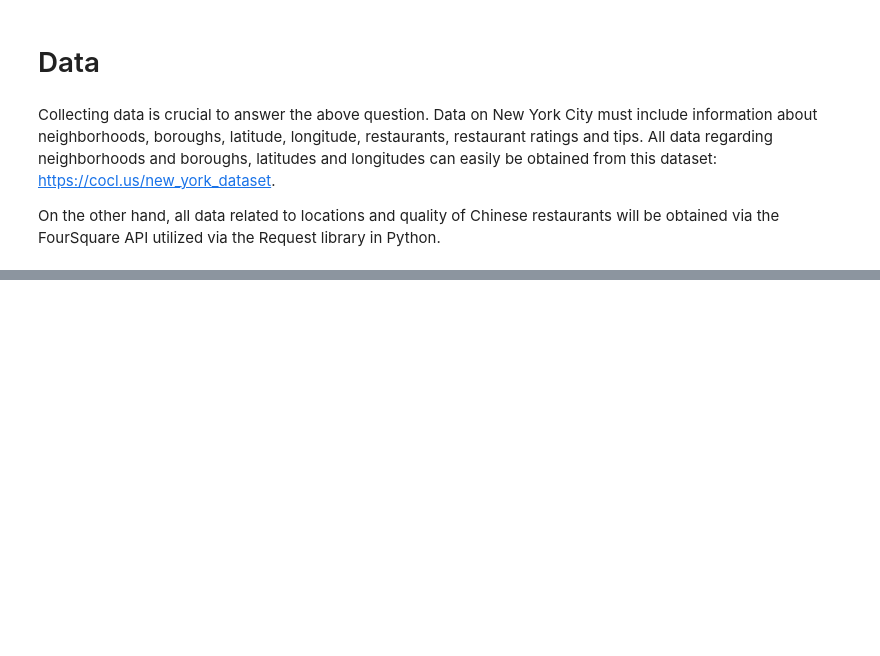
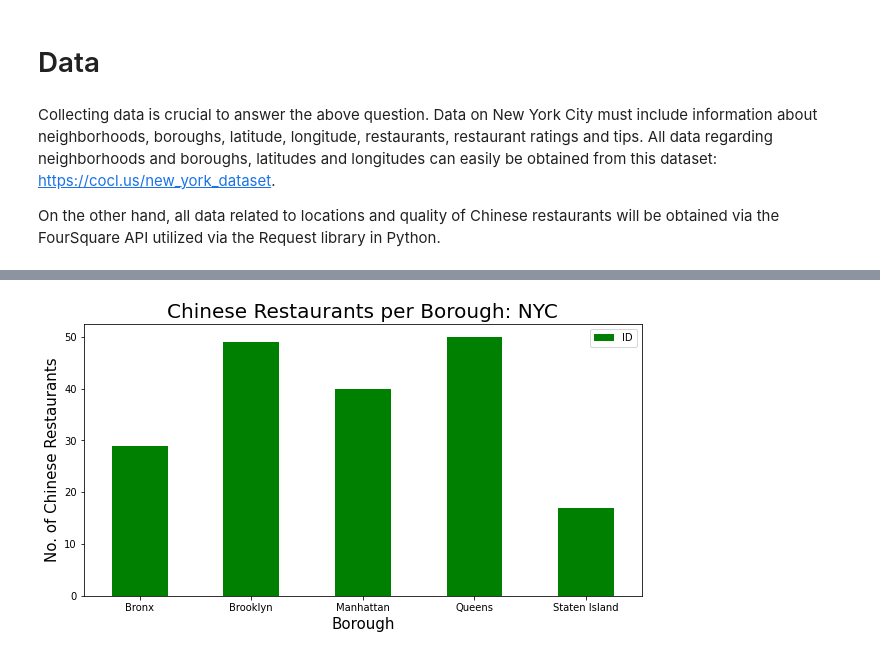
Before and after one commit to AndrewCesc/Coursera_Capstone, a Jupyter notebook: Capstone.ipynb, the cells around one changed output, grey strips where cells are left out. Cells and saved outputs as stored; diff of their text form; code cells hidden in the pictures; blank space fills up the shorter version.

```diff
--- a/Capstone.ipynb
+++ b/Capstone.ipynb
@@ -12,0 +179,20 @@ On the other hand, all data related to locations and quality of Chinese restaura
+# %%
+# queens has most neighborhoods
+# prepare neighborhood list that contains japanese restaurants
+column_names=['Borough', 'Neighborhood', 'ID','Name']
+chinese_rest_ny=pd.DataFrame(columns=column_names)
+count=1
+for row in ny_data.values.tolist():
+    Borough, Neighborhood, Latitude, Longitude=row
+    venues = get_venues(Latitude,Longitude)
+    chinese_restaurants=venues[venues['Category']=='Chinese Restaurant']
+    print('(',count,'/',len(ny_data),')','Chinese Restaurants in '+Neighborhood+', '+Borough+':'+str(len(chinese_restaurants)))
+    print(row)
+    for resturant_detail in chinese_restaurants.values.tolist():
+        id, name , category=resturant_detail
+        chinese_rest_ny = chinese_rest_ny.append({'Borough': Borough,
+                                                'Neighborhood': Neighborhood,
+                                                'ID': id,
+                                                'Name' : name
+                                               }, ignore_index=True)
+    count+=1
@@ -12,0 +238,10 @@ On the other hand, all data related to locations and quality of Chinese restaura
+# %%
+chinese_rest_ny.groupby('Borough')['ID'].count().plot.bar(figsize=(10,5), color=clr)
+plt.title('Chinese Restaurants per Borough: NYC', fontsize = 20)
+plt.xlabel('Borough', fontsize = 15)
+plt.ylabel('No. of Chinese Restaurants', fontsize=15)
+plt.xticks(rotation = 'horizontal')
+plt.legend()
+plt.show()
+# %% [output]
+[figure, added]
```
Also changed, not shown: parts of 40 cells of this notebook.
